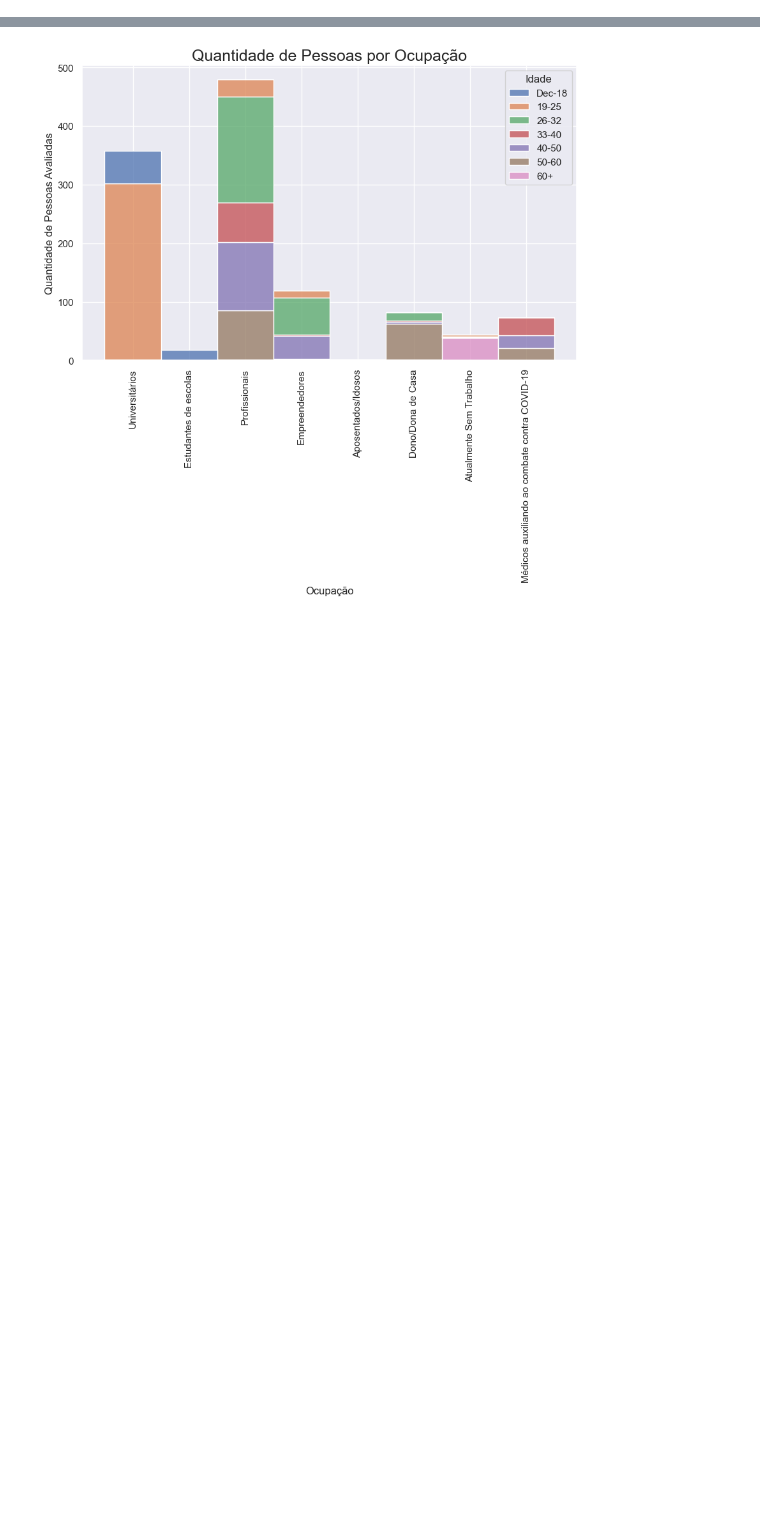
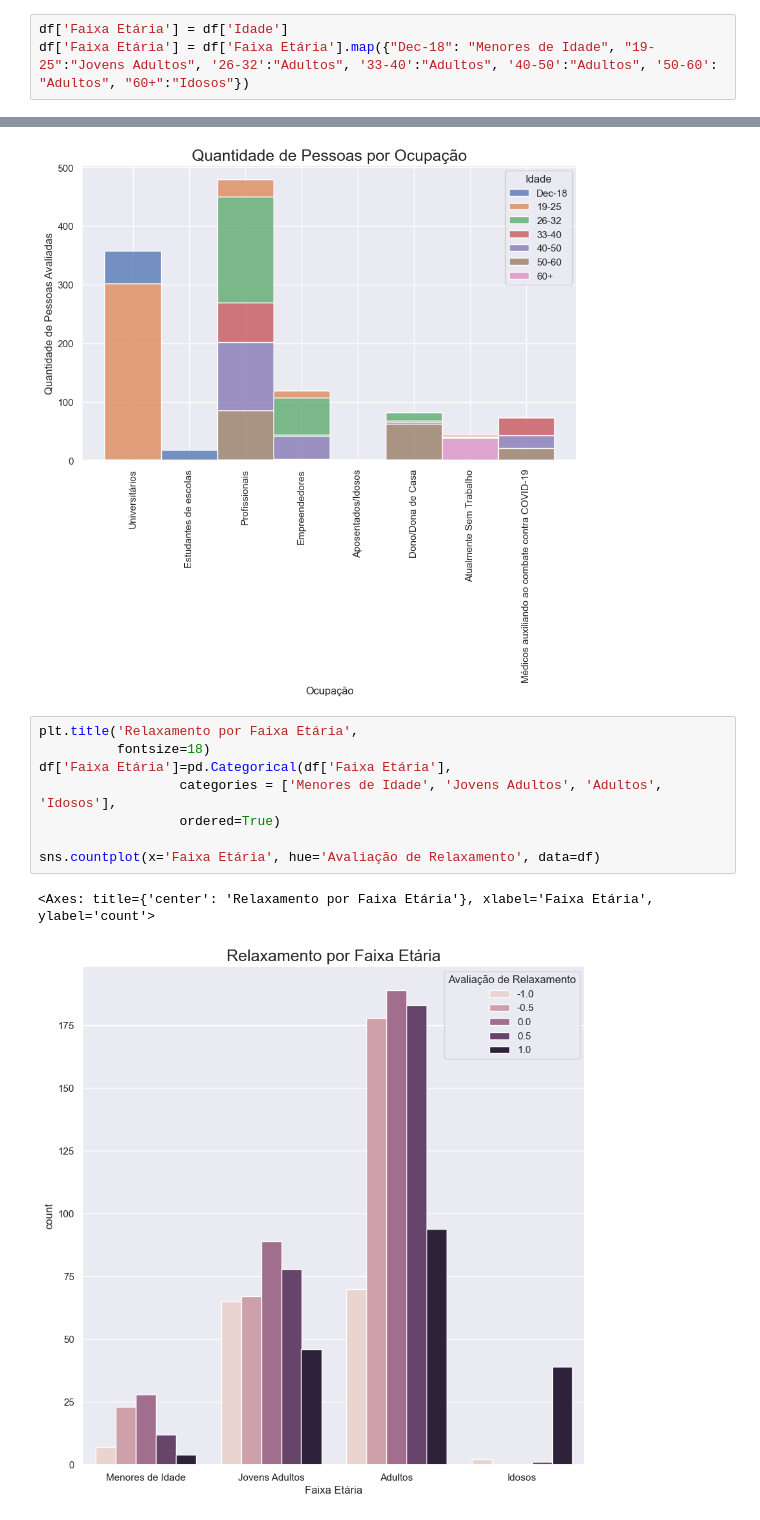
Before and after one commit to akira-gabriel/Covid-Psycological-Effects-of-COVID, a Jupyter notebook: Psycological Effects of COVID.ipynb, the cells around one changed output, grey strips where cells are left out. Cells and saved outputs as stored; diff of their text form; blank space fills up the shorter version.

Commit message:
Countplot Relaxamento/Faixa Etária

```diff
--- a/Psycological Effects of COVID.ipynb
+++ b/Psycological Effects of COVID.ipynb
@@ -139,3 +149,6 @@ dtype: int64
+# %%
+df['Faixa Etária'] = df['Idade']
+df['Faixa Etária'] = df['Faixa Etária'].map({"Dec-18": "Menores de Idade", "19-25":"Jovens Adultos", '26-32':"Adultos", '33-40':"Adultos", '40-50':"Adultos", '50-60': "Adultos", "60+":"Idosos"})
 # %%
 df['Gênero'].unique()
 # %% [output]
@@ -374,3 +390,14 @@ ax.tick_params(axis='x',
                rotation=90)
 # %% [output]
 [figure]
+# %%
+plt.title('Relaxamento por Faixa Etária',
+          fontsize=18)
+df['Faixa Etária']=pd.Categorical(df['Faixa Etária'],
+                  categories = ['Menores de Idade', 'Jovens Adultos', 'Adultos', 'Idosos'],
+                  ordered=True)
+
+sns.countplot(x='Faixa Etária', hue='Avaliação de Relaxamento', data=df)
+# %% [output]
+<Axes: title={'center': 'Relaxamento por Faixa Etária'}, xlabel='Faixa Etária', ylabel='count'>
+[figure, added]
```
Also changed, not shown: parts of 8 cells of this notebook.
